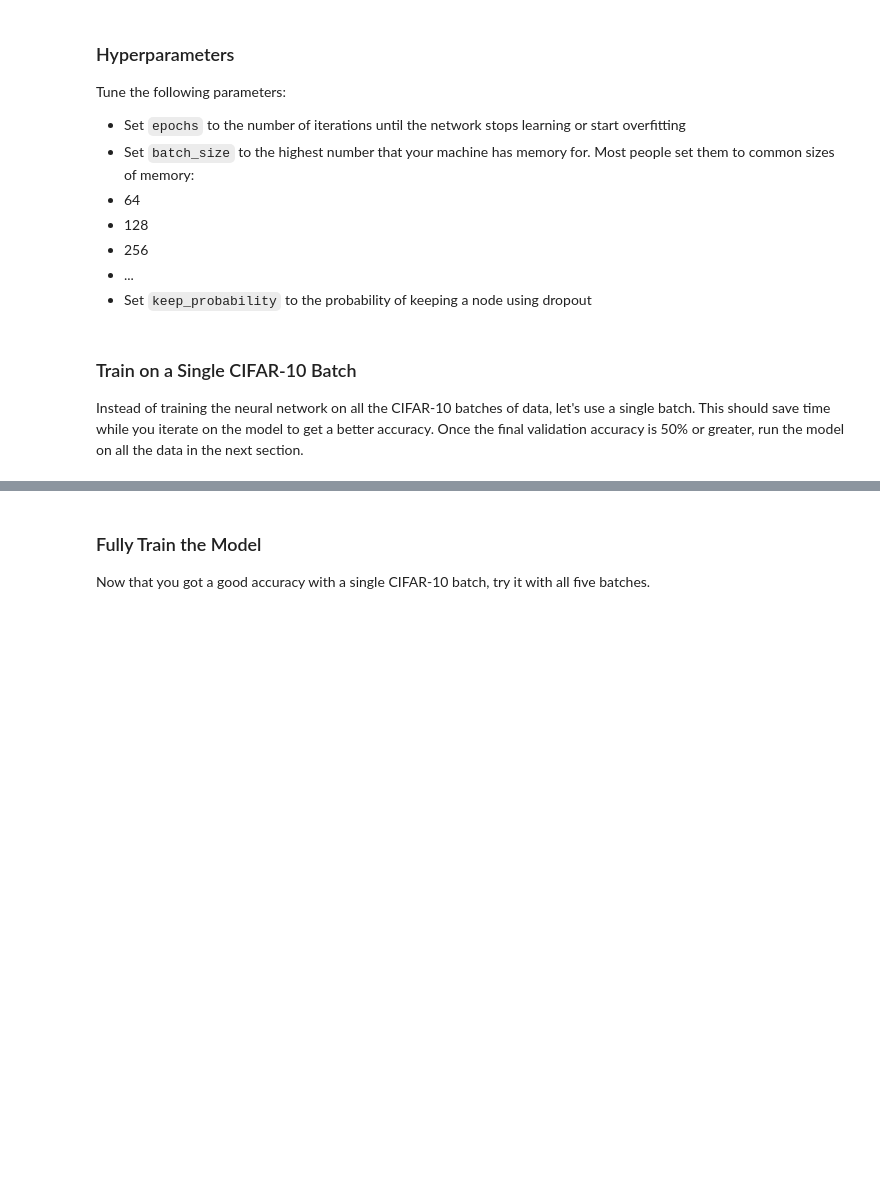
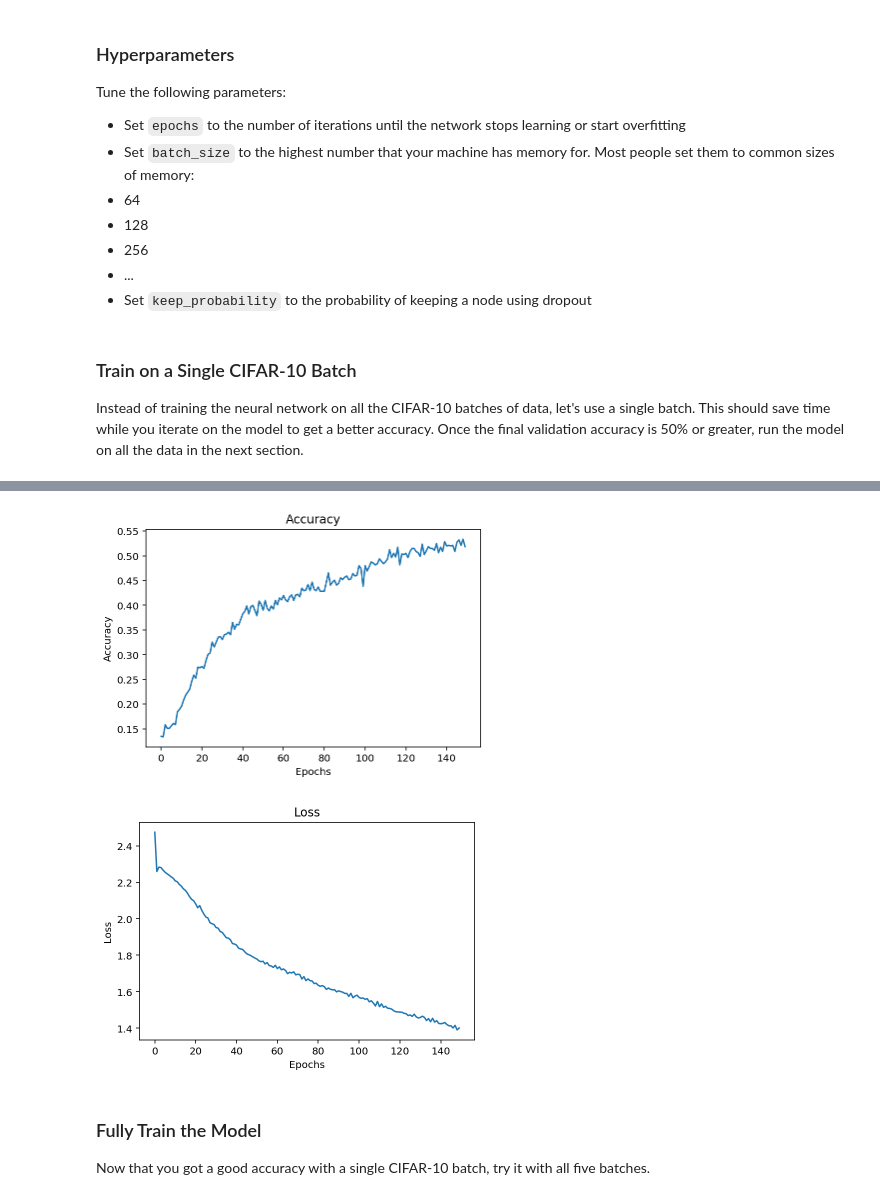
Before and after one commit to GLeurquin/ubiquitous-spoon, a Jupyter notebook: Project2/image-classification/dlnd_image_classification.ipynb, the cells around one changed output, grey strips where cells are left out. Cells and saved outputs as stored; diff of their text form; code cells hidden in the pictures; blank space fills up the shorter version.

```diff
--- a/Project2/image-classification/dlnd_image_classification.ipynb
+++ b/Project2/image-classification/dlnd_image_classification.ipynb
@@ -407,9 +407,9 @@ def conv_net(x, keep_prob):
     #    Play around with different number of outputs, kernel size and stride
     # Function Definition from Above:
     #    conv2d_maxpool(x_tensor, conv_num_outputs, conv_ksize, conv_strides, pool_ksize, pool_strides)
-    x = conv2d_maxpool(x, 10, (3,3), (1,1), (2,2), (2,2))
-    x = conv2d_maxpool(x, 40, (3,3), (1,1), (2,2), (2,2))
-    x = conv2d_maxpool(x, 60, (3,3), (2,2), (2,2), (2,2))
+    x = conv2d_maxpool(x, 10, (3,3), (1,1), (2,2), (2,2)) # 10
+    x = conv2d_maxpool(x, 5, (3,3), (1,1), (2,2), (2,2))
+#     x = conv2d_maxpool(x, 30, (3,3), (2,2), (2,2), (2,2))
 
     # TODO: Apply a Flatten Layer
     # Function Definition from Above:
@@ -420,9 +420,10 @@ def conv_net(x, keep_prob):
     #    Play around with different number of outputs
     # Function Definition from Above:
     #   fully_conn(x_tensor, num_outputs)
-    x = fully_conn(x, 500)
+    x = fully_conn(x, 75) # 15
     x = tf.nn.dropout(x, keep_prob)
-    x = fully_conn(x, 250)
+    x = fully_conn(x, 75) # 15
+    x = tf.nn.dropout(x, keep_prob)
 
     # TODO: Apply an Output Layer
     #    Set this to the number of classes
@@ -514,6 +515,7 @@ def print_stats(session, feature_batch, label_batch, cost, accuracy):
     valid_accuracy = session.run(accuracy, feed_dict={x:feature_batch, y:label_batch, keep_prob:1.0})
 
     print('Loss: {:>10.4f} Validation Accuracy: {:.6f}'.format(loss, valid_accuracy))
+    return [loss, valid_accuracy]
 # %% [markdown]
 ### Hyperparameters
 Tune the following parameters:
@@ -526,8 +528,8 @@ Tune the following parameters:
 * Set `keep_probability` to the probability of keeping a node using dropout
 # %%
 # TODO: Tune Parameters
-epochs = 200
-batch_size = 512
+epochs = 150 # 25
+batch_size = 1024
 keep_probability = .5
 # %% [markdown]
 ### Train on a Single CIFAR-10 Batch
@@ -536,17 +538,35 @@ Instead of training the neural network on all the CIFAR-10 batches of data, let'
 """
 DON'T MODIFY ANYTHING IN THIS CELL
 """
+
+import matplotlib.pyplot as plt
+
 print('Checking the Training on a Single Batch...')
 with tf.Session() as sess:
     # Initializing the variables
     sess.run(tf.global_variables_initializer())
-
+    losses = []
+    accs = []
     # Training cycle
     for epoch in range(epochs):
         batch_i = 1
         for batch_features, batch_labels in helper.load_preprocess_training_batch(batch_i, batch_size):
             train_neural_network(sess, optimizer, keep_probability, batch_features, batch_labels)
         print('Epoch {:>2}, CIFAR-10 Batch {}:  '.format(epoch + 1, batch_i), end='')
-        print_stats(sess, batch_features, batch_labels, cost, accuracy)
+        [loss, valid_acc] = print_stats(sess, batch_features, batch_labels, cost, accuracy)
+        losses.append(loss)
+        accs.append(valid_acc)
+
+    plt.plot(accs)
+    plt.ylabel('Accuracy')
+    plt.xlabel('Epochs')
+    plt.title("Accuracy")
+    plt.show()
+
+    plt.plot(losses)
+    plt.ylabel('Loss')
+    plt.xlabel('Epochs')
+    plt.title("Loss")
+    plt.show()
 # %% [output]
 Checking the Training on a Single Batch...
@@ -569,3 +589,5 @@ Epoch 200, CIFAR-10 Batch 1:  Loss:     1.3319 Validation Accuracy: 0.513514
+[figure, added]
+[figure, added]
 # %% [markdown]
 ### Fully Train the Model
 Now that you got a good accuracy with a single CIFAR-10 batch, try it with all five batches.
```
Also changed, not shown: parts of 3 cells of this notebook.
